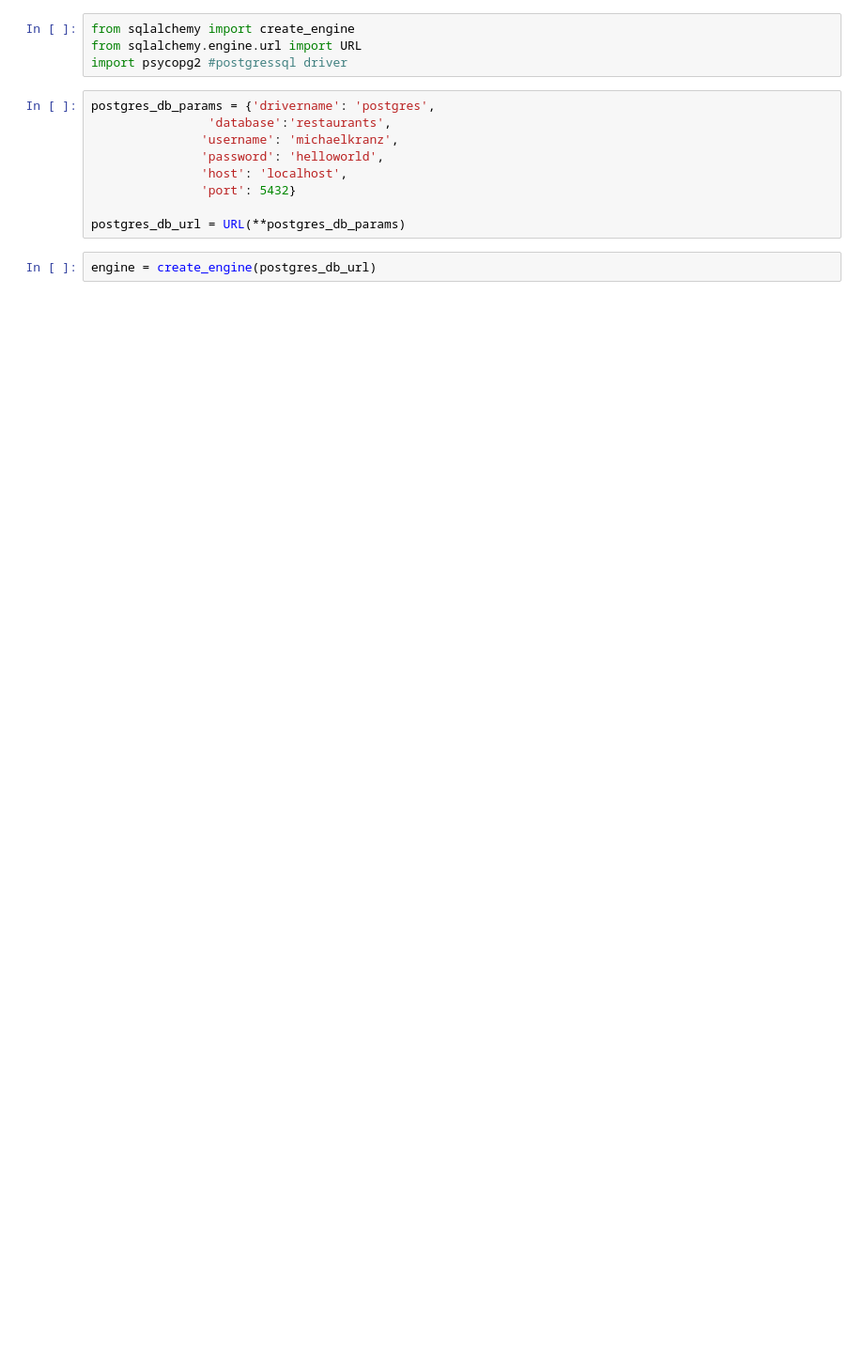
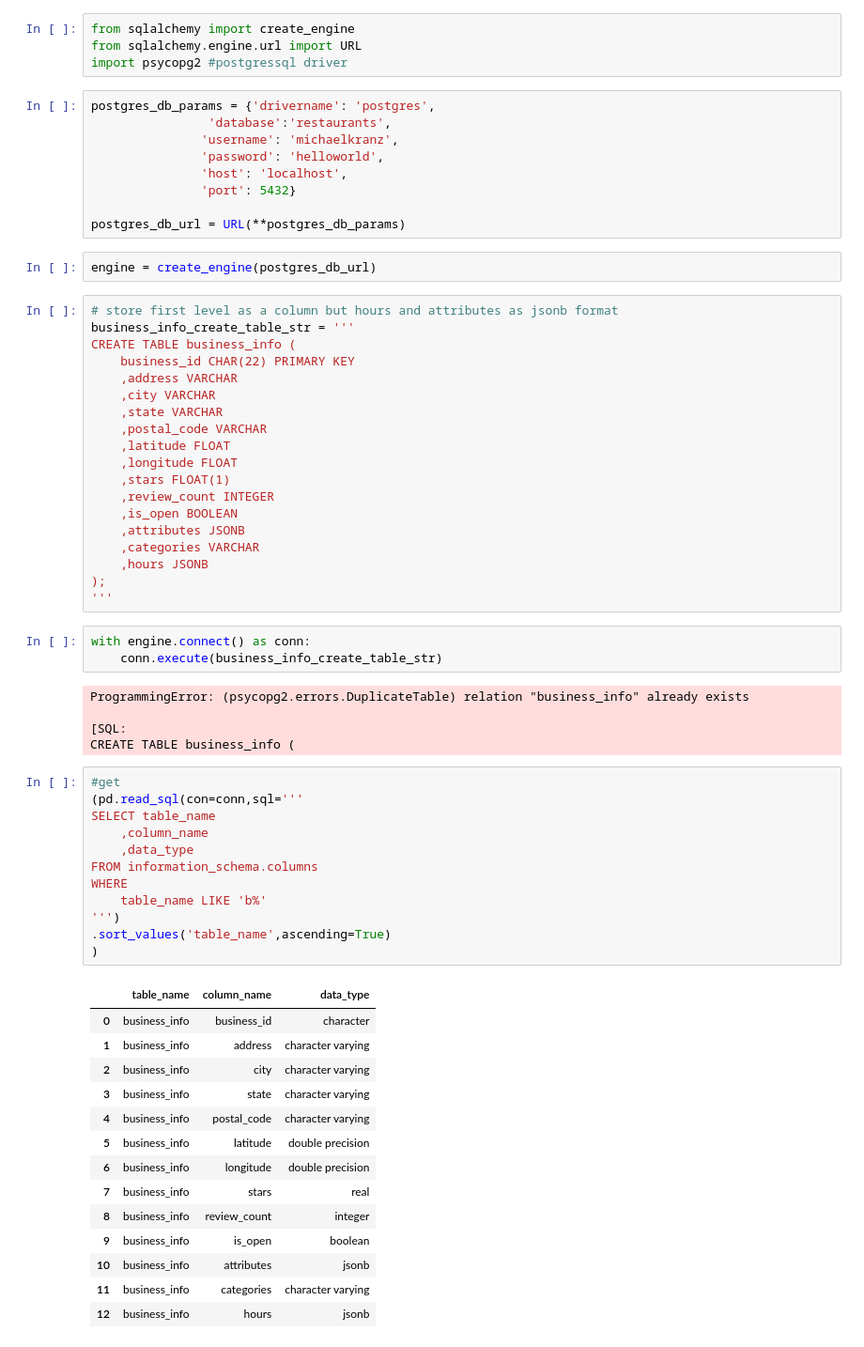
Before and after one commit to mbkranz/restaurant-app, a Jupyter notebook: notebooks/create-yelp-database.ipynb, the cells around one changed output. Shown at 94% size. Saved outputs shown, nothing was run; the diff lists cells and outputs as text; blank space fills up the shorter version.

```diff
--- a/notebooks/create-yelp-database.ipynb
+++ b/notebooks/create-yelp-database.ipynb
@@ -94,3 +166,57 @@ postgres_db_params = {'drivername': 'postgres',
 postgres_db_url = URL(**postgres_db_params)
 # %%
 engine = create_engine(postgres_db_url)
+# %%
+# store first level as a column but hours and attributes as jsonb format
+business_info_create_table_str = '''
+CREATE TABLE business_info (
+    business_id CHAR(22) PRIMARY KEY
+    ,address VARCHAR
+    ,city VARCHAR
+    ,state VARCHAR
+    ,postal_code VARCHAR
+    ,latitude FLOAT
+    ,longitude FLOAT
+    ,stars FLOAT(1)
+    ,review_count INTEGER
+    ,is_open BOOLEAN
+    ,attributes JSONB
+    ,categories VARCHAR
+    ,hours JSONB
+);
+'''
+# %%
+with engine.connect() as conn:
+    conn.execute(business_info_create_table_str)
+# %% [output]
+ProgrammingError: (psycopg2.errors.DuplicateTable) relation "business_info" already exists
+
+[SQL:
+CREATE TABLE business_info (
+# %%
+#get
+(pd.read_sql(con=conn,sql='''
+SELECT table_name
+    ,column_name
+    ,data_type
+FROM information_schema.columns
+WHERE
+    table_name LIKE 'b%'
+''')
+.sort_values('table_name',ascending=True)
+)
+# %% [output]
+|  | table_name | column_name | data_type |
+| 0 | business_info | business_id | character |
+| 1 | business_info | address | character varying |
+| 2 | business_info | city | character varying |
+| 3 | business_info | state | character varying |
+| 4 | business_info | postal_code | character varying |
+| 5 | business_info | latitude | double precision |
+| 6 | business_info | longitude | double precision |
+| 7 | business_info | stars | real |
+| 8 | business_info | review_count | integer |
+| 9 | business_info | is_open | boolean |
+| 10 | business_info | attributes | jsonb |
+| 11 | business_info | categories | character varying |
+| 12 | business_info | hours | jsonb |
```
Also changed, not shown: parts of 50 cells of this notebook.
